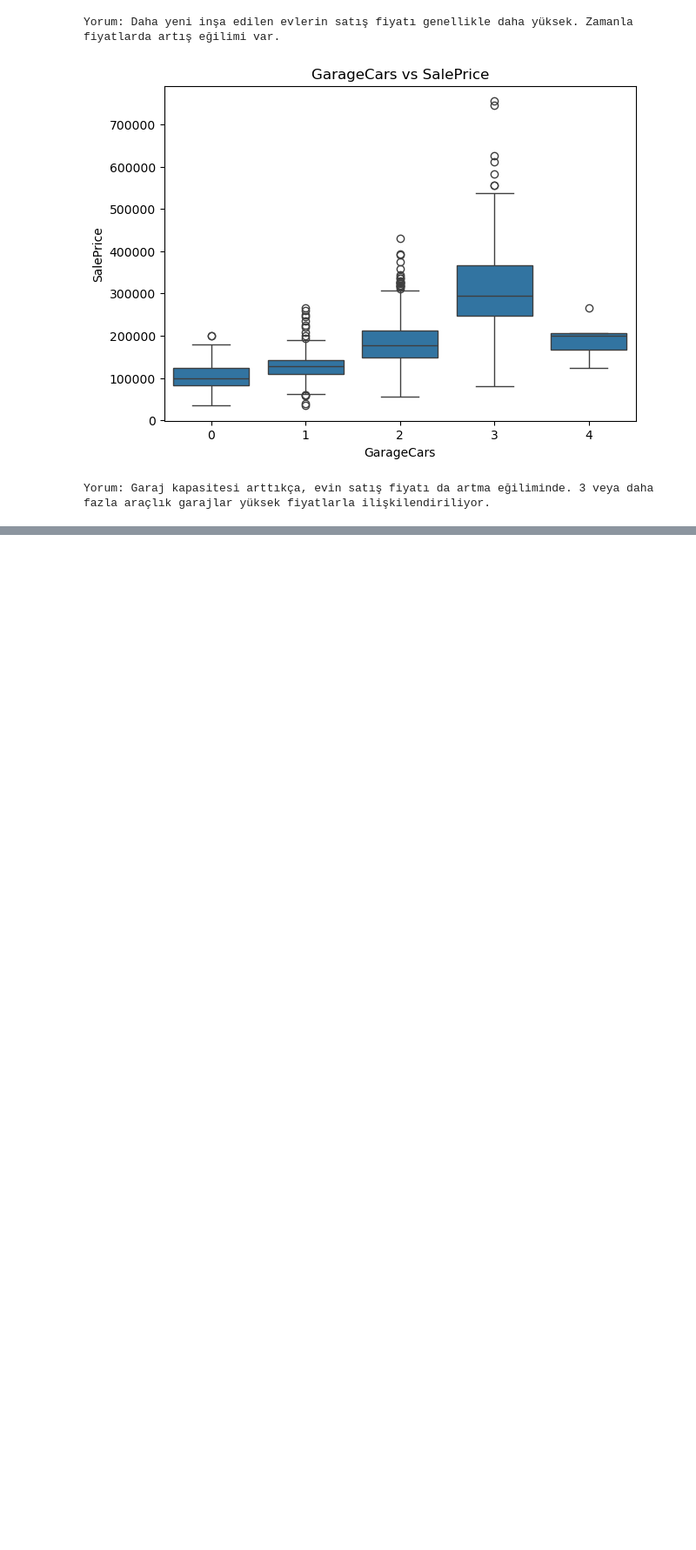
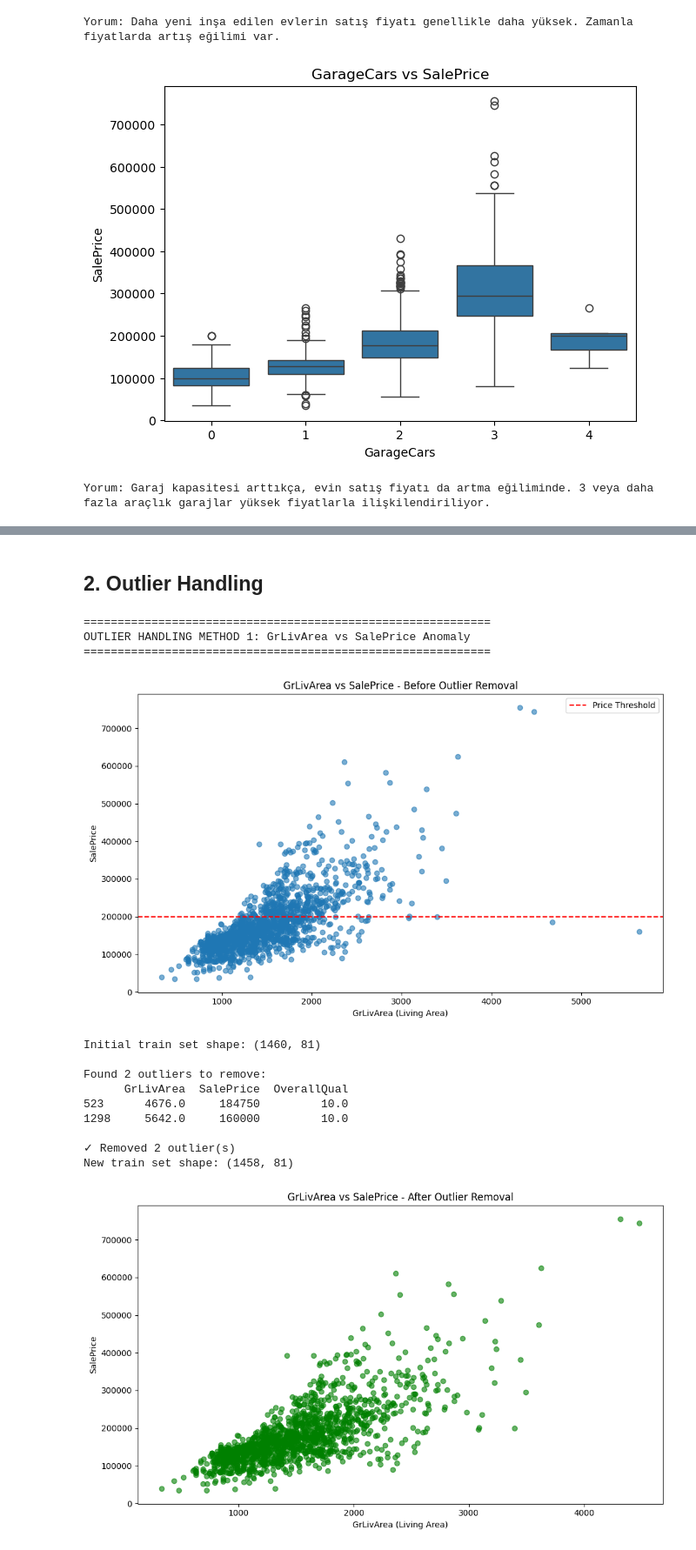
Before and after one commit to AbdullahMart/AI_Engineering_Week_3, a Jupyter notebook: Week3_HousePrices_Team1.ipynb, the cells around one changed output, grey strips where cells are left out. Shown at 87% size. Drawn from its saved outputs; the diff is of its cells as text; code cells hidden in the pictures; blank space fills up the shorter version.

```diff
--- a/Week3_HousePrices_Team1.ipynb
+++ b/Week3_HousePrices_Team1.ipynb
@@ -275,0 +328,10 @@ Yorum: Garaj kapasitesi arttıkça, evin satış fiyatı da artma eğiliminde. 3
+# %%
+# 1. NUMERICAL COLUMNS - MEDIAN ile doldur
+from sklearn.impute import SimpleImputer
+
+numerical_imputer = SimpleImputer(strategy='median')
+train_df[numerical_cols] = numerical_imputer.fit_transform(train_df[numerical_cols])
+test_df[numerical_cols] = numerical_imputer.transform(test_df[numerical_cols])
+
+print("✓ Numerical columns filled with MEDIAN")
+print(f"  - {len(numerical_cols)} numerical columns processed")
@@ -275,0 +396,59 @@ Yorum: Garaj kapasitesi arttıkça, evin satış fiyatı da artma eğiliminde. 3
+# %% [markdown]
+## **2. Outlier Handling**
+# %%
+# Method 1: Identify and remove unrealistic houses (GrLivArea vs SalePrice anomaly)
+print("=" * 60)
+print("OUTLIER HANDLING METHOD 1: GrLivArea vs SalePrice Anomaly")
+print("=" * 60)
+
+# Visualize the relationship first
+plt.figure(figsize=(10, 6))
+plt.scatter(train_df['GrLivArea'], train_df['SalePrice'], alpha=0.6)
+plt.xlabel('GrLivArea (Living Area)')
+plt.ylabel('SalePrice')
+plt.title('GrLivArea vs SalePrice - Before Outlier Removal')
+plt.axhline(y=200000, color='r', linestyle='--', label='Price Threshold')
+plt.legend()
+plt.tight_layout()
+plt.show()
+
+print("\nInitial train set shape:", train_df.shape)
+
+# Remove rows where GrLivArea > 4000 but SalePrice < 200000 (unrealistic)
+# These are likely data entry errors
+outlier_mask = (train_df['GrLivArea'] > 4000) & (train_df['SalePrice'] < 200000)
+outlier_count = outlier_mask.sum()
+
+if outlier_count > 0:
+    print(f"\nFound {outlier_count} outliers to remove:")
+    print(train_df[outlier_mask][['GrLivArea', 'SalePrice', 'OverallQual']])
+
+    train_df = train_df[~outlier_mask]
+    print(f"\n✓ Removed {outlier_count} outlier(s)")
+    print(f"New train set shape: {train_df.shape}")
+else:
+    print("\nNo outliers found with this criterion")
+
+# Visualize after removal
+plt.figure(figsize=(10, 6))
+plt.scatter(train_df['GrLivArea'], train_df['SalePrice'], alpha=0.6, color='green')
+plt.xlabel('GrLivArea (Living Area)')
+plt.ylabel('SalePrice')
+plt.title('GrLivArea vs SalePrice - After Outlier Removal')
+plt.tight_layout()
+plt.show()
+# %% [output]
+============================================================
+OUTLIER HANDLING METHOD 1: GrLivArea vs SalePrice Anomaly
+============================================================
+[figure, added]
+Initial train set shape: (1460, 81)
+
+Found 2 outliers to remove:
+      GrLivArea  SalePrice  OverallQual
+523      4676.0     184750         10.0
+1298     5642.0     160000         10.0
+
+✓ Removed 2 outlier(s)
+New train set shape: (1458, 81)
+[figure, added]
```
Also changed, not shown: parts of 22 cells of this notebook.
